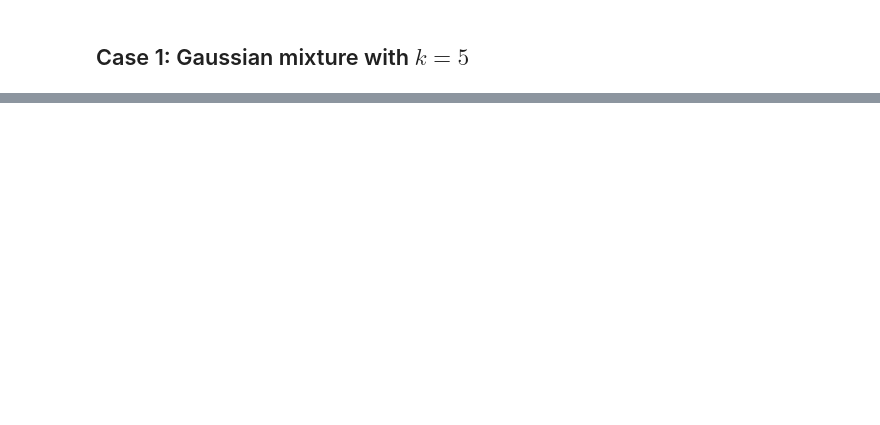
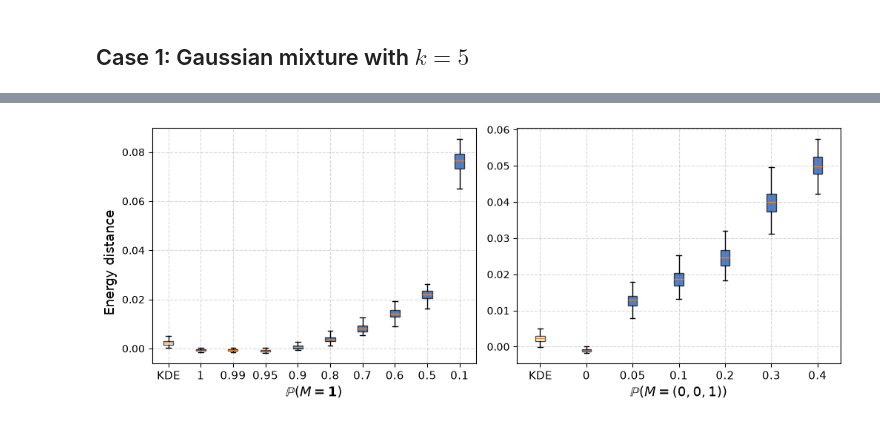
Before and after one commit to huimin-hu-stat/MAR, a Jupyter notebook: different_missingness_simulation.ipynb, the cells around one changed output, grey strips where cells are left out. Drawn from its saved outputs; the diff is of its cells as text; code cells hidden in the pictures; blank space fills up the shorter version.

```diff
--- a/different_missingness_simulation.ipynb
+++ b/different_missingness_simulation.ipynb
@@ -502,0 +179,10 @@ plt.show()
+# %%
+edss1 = np.array(edss1)
+edss1_ = np.delete(edss1, 1, axis=0).T
+
+edss = np.array(edss)
+edss_ = np.delete(edss, 1, axis=0).T
+
+plot(edss_, edss1_, pc_range, pam_range, legend=False, is_ds=False)
+# %% [output]
+[figure, added]
```
Also changed, not shown: parts of 89 cells of this notebook.
